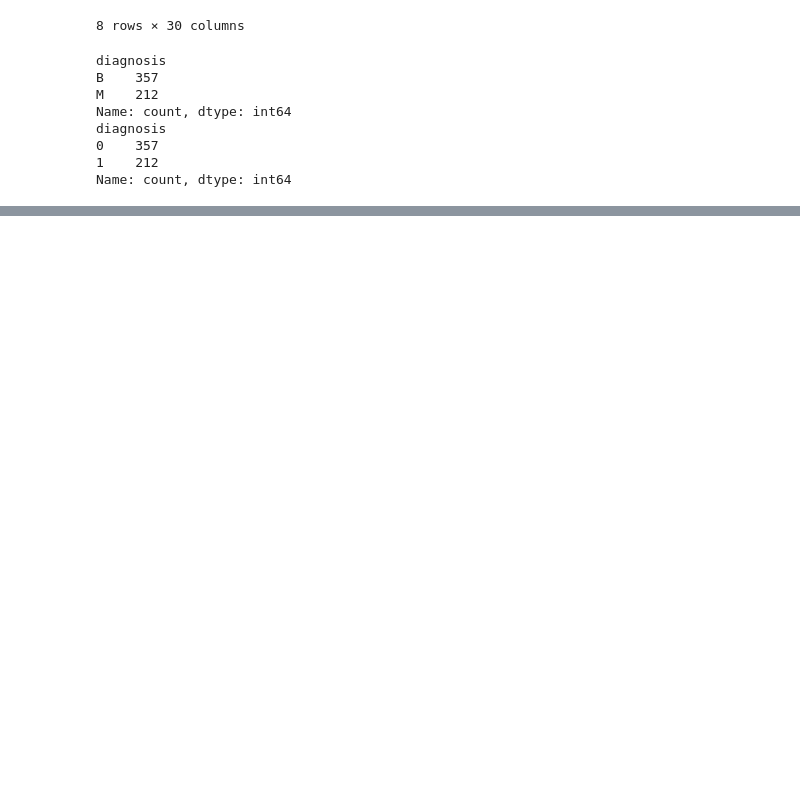
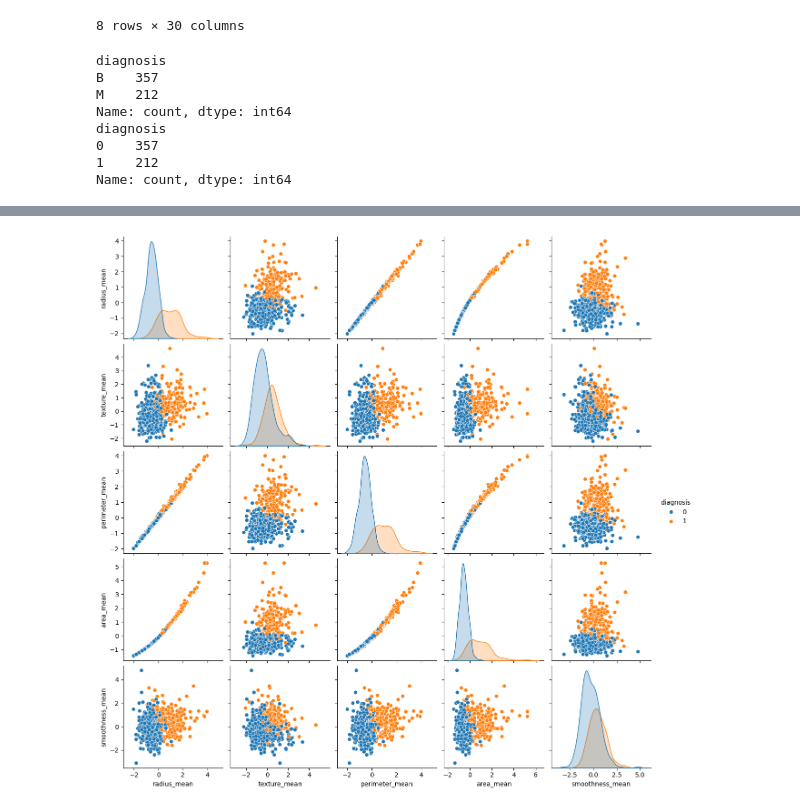
Before and after one commit to LMRocha/InfNet-Rnn-T1-BreastCancer, a Jupyter notebook: heartattack_prediction.ipynb, the cells around one changed output, grey strips where cells are left out. Drawn from its saved outputs; the diff is of its cells as text; code cells hidden in the pictures; blank space fills up the shorter version.

Commit message:
inclusao das chamadas das funções

```diff
--- a/heartattack_prediction.ipynb
+++ b/heartattack_prediction.ipynb
@@ -26,6 +32,35 @@ df
 | 567 | 927241 | M | 20.60 | 29.33 | 140.10 | 1265.0 | 0.11780 | ... |
 | 568 | 92751 | B | 7.76 | 24.54 | 47.92 | 181.0 | 0.05263 | ... |
 569 rows × 33 columns
+# %%
+## Declaração de funções
+def plot_variable_balance(X):
+    X.hist(X.columns,bins=30, figsize=(40, 30), edgecolor='black')
+
+def plot_pair(data,hue,tipo):
+    sns.pairplot(data.iloc[:, list(range(5)) + [-1]],hue=hue,kind=tipo)
+    plt.show()
+
+def plot_target_balance(target):
+    sns.barplot(data=target.value_counts(),palette=['green', 'blue'])
+
+def grid_search(param_grid,estimator,scoring,kfold,n_jobs,verbose):
+    search = GridSearchCV(
+        estimator=estimator,
+        param_grid=param_grid,
+        scoring=scoring,
+        cv=kfold,
+        n_jobs=n_jobs,
+        verbose=verbose
+        )
+
+def monta_nn(num_inputs,input_shape,data_size):
+    model = keras.Sequential([
+        layers.Dense(data_size/4, activation='relu',input_shape=(data_size,)),
+        layers.Dense(2,activation='softmax')
+    ])
+
+    return model
 # %%
 ## Info dataset
 df.info()
@@ -131 +137,6 @@ Passing `palette` without assigning `hue` is deprecated and will be removed in v
 [figure]
+# %%
+## Normalizando as variáveis
+scaler = StandardScaler()
+X_scaled = pd.DataFrame(columns=X.columns,data=scaler.fit_transform(X))
+X_scaled
@@ -131,0 +157,5 @@ Passing `palette` without assigning `hue` is deprecated and will be removed in v
+# %%
+## Re-Plot após normalizar os dadops
+plot_pair(pd.concat([X_scaled,y],axis=1),'diagnosis','scatter')
+# %% [output]
+[figure, added]
```
Also changed, not shown: parts of 9 cells of this notebook.
